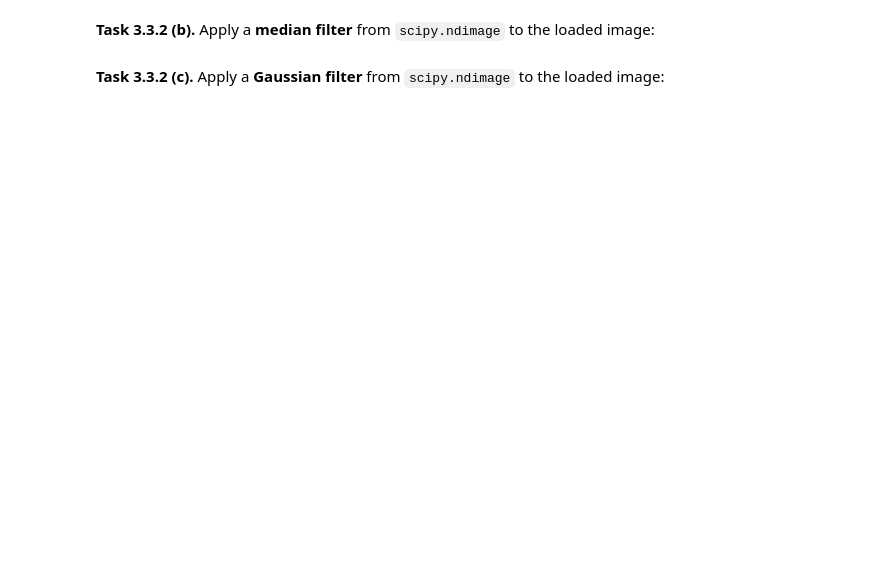
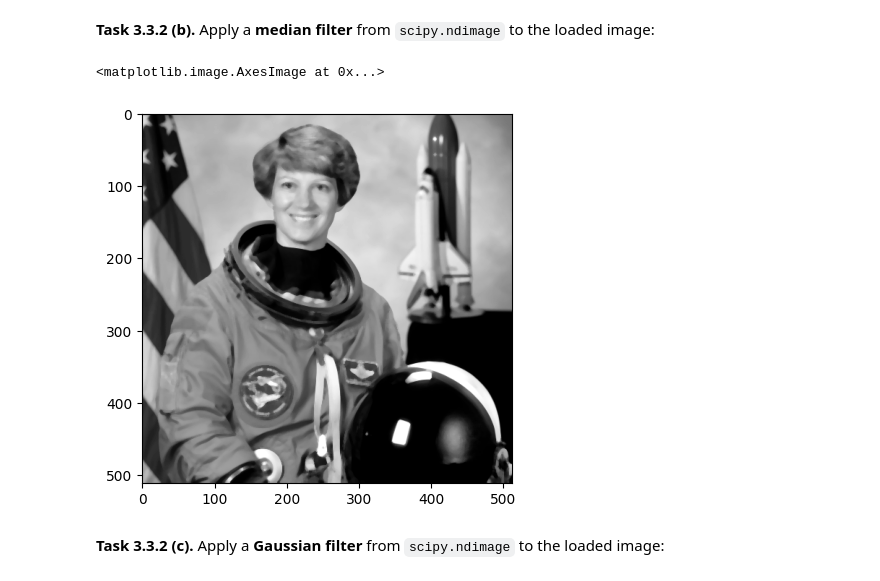
Before and after one commit to JBaureis/mobi-fs3-python, a Jupyter notebook: task3.ipynb, the cells around one changed output. Drawn from its saved outputs; the diff is of its cells as text; code cells hidden in the pictures; blank space fills up the shorter version.

```diff
--- a/task3.ipynb
+++ b/task3.ipynb
@@ -93,4 +101,10 @@ assert numpy.allclose(img4, img3, atol=1/255)
 # %% [markdown]
 **<a id="#">Task 3.3.2 (b).</a>** Apply a **median filter** from `scipy.ndimage` to the loaded image:
+# %%
+imgm = scipy.ndimage.median_filter(img, 5)
+plt.imshow(imgm, "gray")
+# %% [output]
+<matplotlib.image.AxesImage at 0x...>
+[figure, added]
 # %% [markdown]
 **<a id="#">Task 3.3.2 (c).</a>** Apply a **Gaussian filter** from `scipy.ndimage` to the loaded image:
```
Also changed, not shown: parts of 4 cells of this notebook.
